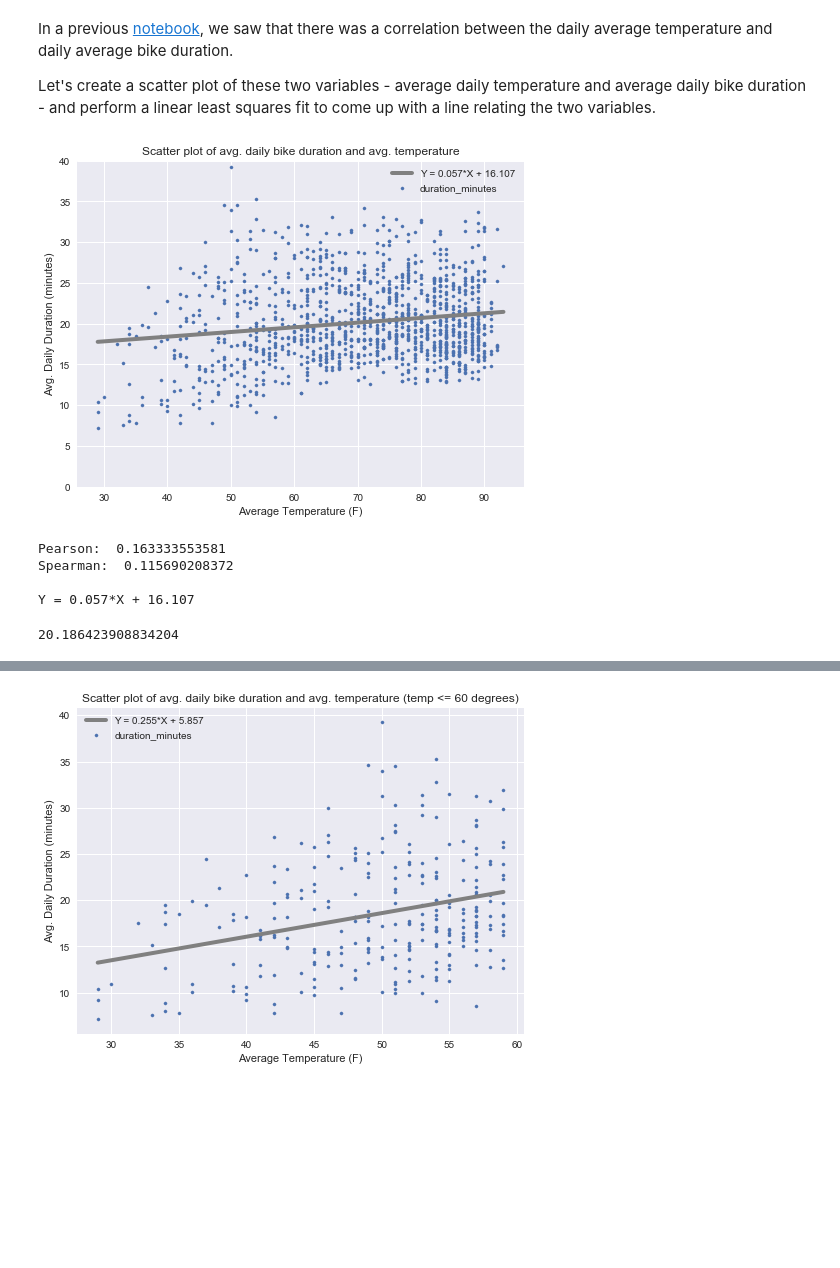
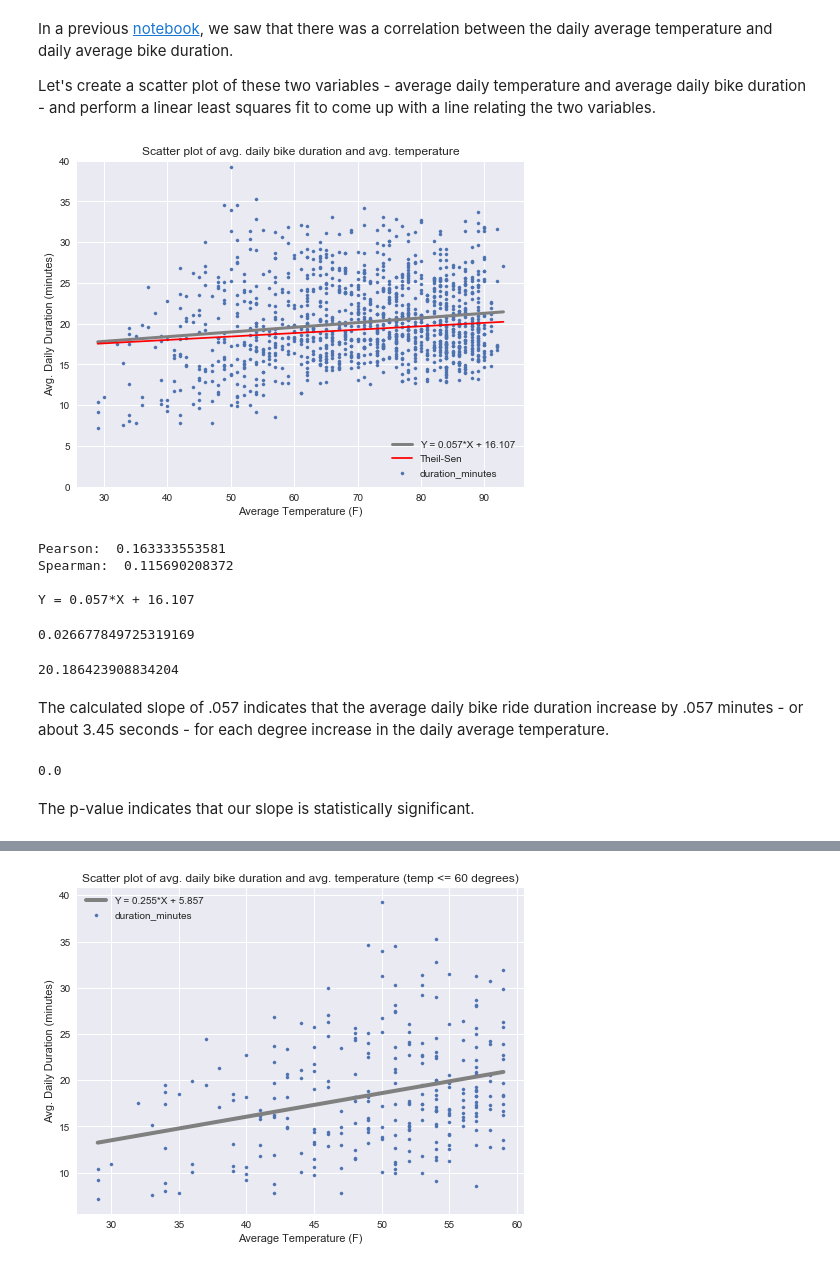
Before and after one commit to lpatruno/stats-fall17, a Jupyter notebook: notebooks/Lecture 12 - Linear Least Squares.ipynb, the cells around one changed output, grey strips where cells are left out. Drawn from its saved outputs; the diff is of its cells as text; code cells hidden in the pictures; blank space fills up the shorter version.

```diff
--- a/notebooks/Lecture 12 - Linear Least Squares.ipynb
+++ b/notebooks/Lecture 12 - Linear Least Squares.ipynb
@@ -105,33 +115,44 @@ Let's create a scatter plot of these two variables - average daily temperature a
 # %%
 # Merge the two datasets
 _df = get_merged_data(aggregation='mean')
 # Drop rows for days that had no bike rides
 _df = _df.dropna(subset=['duration_minutes'])
+
+# TODO explain the Theil-Sen estimator
+res = stats.theilslopes(_df['duration_minutes'], _df['TempAvgF'], 0.90)
 
 # Perform a linear least squares fit
 inter, slope = LeastSquares(_df['TempAvgF'], _df['duration_minutes'])
 fit_xs, fit_ys = FitLine(_df['TempAvgF'], inter, slope)
 
 plt.figure(figsize=(8, 6))
 plt.scatter(_df['TempAvgF'], _df['duration_minutes'], s=10)
-plt.plot(fit_xs, fit_ys, color='gray', linewidth=4,
+plt.plot(fit_xs, fit_ys, color='gray', linewidth=3,
         label='Y = {}*X + {}'.format(round(slope, 3), round(inter, 3)))
+plt.plot(fit_xs, res[1] + res[0]*fit_xs, color='red',
+        label='Theil-Sen')
 
 plt.title('Scatter plot of avg. daily bike duration and avg. temperature')
 plt.ylabel('Avg. Daily Duration (minutes)')
 plt.xlabel('Average Temperature (F)')
-plt.legend()
+plt.legend(loc='lower right')
 plt.ylim([0,40])
 
 plt.show()
 
 print('Pearson: ', _df[['TempAvgF', 'duration_minutes']].corr().loc['TempAvgF', 'duration_minutes'])
 print('Spearman: ', _df[['TempAvgF', 'duration_minutes']].corr(method='spearman').loc['TempAvgF', 'duration_minutes'], '\n')
 print('Y = {}*X + {}'.format(round(slope, 3), round(inter, 3)))
 # %% [output]
-[figure, old version]
+[figure, new version]
 Pearson:  0.163333553581
 Spearman:  0.115690208372
 
 Y = 0.057*X + 16.107
+# %%
+res = Residuals(_df['TempAvgF'], _df['duration_minutes'], inter, slope)
+r2 = CoefDetermination(_df['duration_minutes'], res)
+r2
+# %% [output]
+0.026677849725319169
 # %%
@@ -140,4 +160,31 @@ Y = 0.057*X + 16.107
 inter + slope * _df['TempAvgF'].mean()
 # %% [output]
 20.186423908834204
+# %% [markdown]
+The calculated slope of .057 indicates that the average daily bike ride duration increase by .057 minutes - or about 3.45 seconds - for each degree increase in the daily average temperature.
+# %%
+class SlopeTest(thinkstats2.HypothesisTest):
+
+    def TestStatistic(self, data):
+        x, y = data
+        _, slope = thinkstats2.LeastSquares(x, y)
+        return slope
+
+    def MakeModel(self):
+        _, y = self.data
+        self.ybar = y.mean()
+        self.res = y - self.ybar
+
+    def RunModel(self):
+        x, _ = self.data
+        y = self.ybar + np.random.permutation(self.res)
+        return x, y
+
+ht = SlopeTest((_df['TempAvgF'], _df['duration_minutes']))
+pvalue = ht.PValue()
+pvalue
+# %% [output]
+0.0
+# %% [markdown]
+The p-value indicates that our slope is statistically significant.
 # %% [markdown]
```
Also changed, not shown: parts of 4 cells of this notebook.
